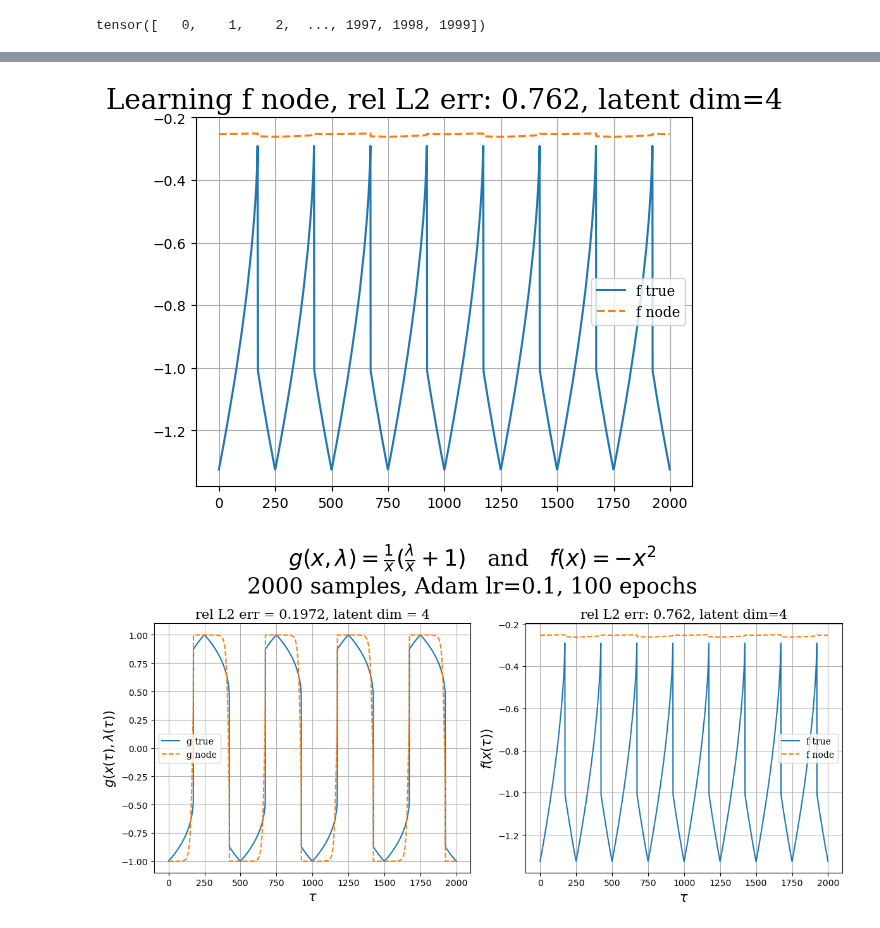
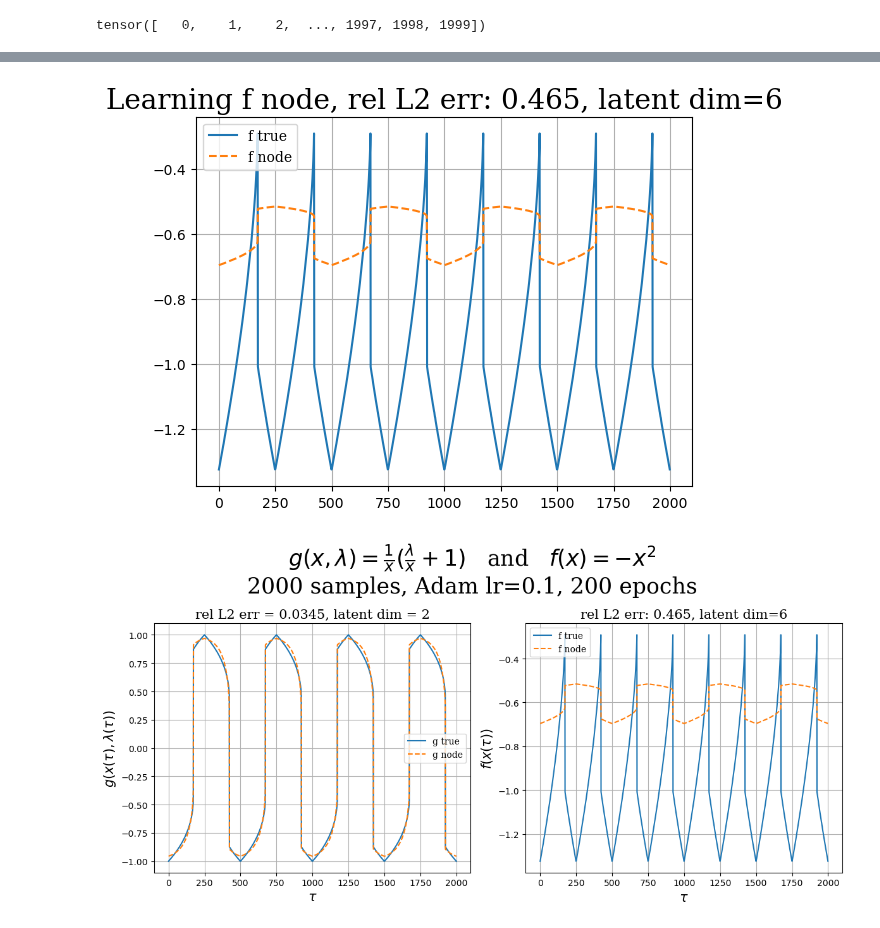
Before and after one commit to MalachiteWind/stable_node_control, a Jupyter notebook: notebooks/f_and_g_networks.ipynb, the cells around one changed output, grey strips where cells are left out. Drawn from its saved outputs; the diff is of its cells as text; code cells hidden in the pictures.

Commit message:
results of f_hidden_dim =6, g_hidden_dim=2. 200 epochs.
Good results on g interestgly enough.

```diff
--- a/notebooks/f_and_g_networks.ipynb
+++ b/notebooks/f_and_g_networks.ipynb
@@ -66,8 +66,8 @@ X, lam, tau, t, scaler, X_scaled, tau_train, X_train, lam_train, lam_func = load
 dim_in = X_train.shape[-1]
 dim_out = X_train.shape[-1]
 
-f_hidden_dim = 4
-g_hidden_dim = 4
+f_hidden_dim = 6
+g_hidden_dim = 2
 f = Felu(dim_in,dim_out, f_hidden_dim)
 g = Gelu(dim_in+1, dim_out,g_hidden_dim)
 
@@ -108,7 +108,7 @@ model, log_history = model_trainer(
               tau_span,
               X_train,
               lam_func,
-              n_epochs=100,
+              n_epochs=200,
               min_improvement=1e-4,
               patience=100,
               print_every=10,
@@ -219,36 +221,36 @@ plt.legend(prop={'family':'serif'})
 plt.grid(True)
 plt.show()
 # %% [output]
-[figure, old version]
+[figure, new version]
 # %%
 fig, (ax1,ax2) = plt.subplots(1,2, figsize=(12,6))
 
 ax1.plot(true[0], label='g true')
 ax1.plot(pred[0], linestyle='--',label = 'g node')
 ax1.set_title(f"rel L2 err = {l2[idx]:.4f}, latent dim = {g_hidden_dim}", family='serif',size=15)
 ax1.set_xlabel(r"$\tau$",family='serif',size=15)
 ax1.set_ylabel(r"$g(x(\tau),\lambda(\tau))$", size = 15)
 ax1.legend(prop={'family': 'serif'},)
 ax1.grid(True)
 
 
 l2_err = np.linalg.norm(f_true_scaled - f_pred_out) / np.linalg.norm(f_true_scaled)
 
 ax2.plot(f_true_scaled, label='f true')
 ax2.plot(f_pred_out, linestyle='--',label='f node')
 ax2.set_title(f"rel L2 err: {l2_err:.3f}, latent dim={f_hidden_dim}", family='serif',size=15)
 ax2.legend(prop={'family':'serif'}, )
 ax2.set_xlabel(r"$\tau$", size=15)
 ax2.set_ylabel(r"$f(x(\tau))$",size=15)
 ax2.grid(True)
 
 
-plt.suptitle(r"$g(x,\lambda) = \frac{1}{x}(\frac{\lambda}{x}+1)$   and   $f(x) = -x^2$"+"\n2000 samples, Adam lr=0.1, 100 epochs",family='serif',size=25)
+plt.suptitle(r"$g(x,\lambda) = \frac{1}{x}(\frac{\lambda}{x}+1)$   and   $f(x) = -x^2$"+"\n2000 samples, Adam lr=0.1, 200 epochs",family='serif',size=25)
 plt.tight_layout()
 plt.savefig("g_and_f_elu_learning.png")
 plt.show()
 # %% [output]
-[figure, old version]
+[figure, new version]
 # %%
 losses = np.array(log_history['losses'])
 plt.plot(losses)
```
Also changed, not shown: parts of 7 cells of this notebook, 2 other files.
